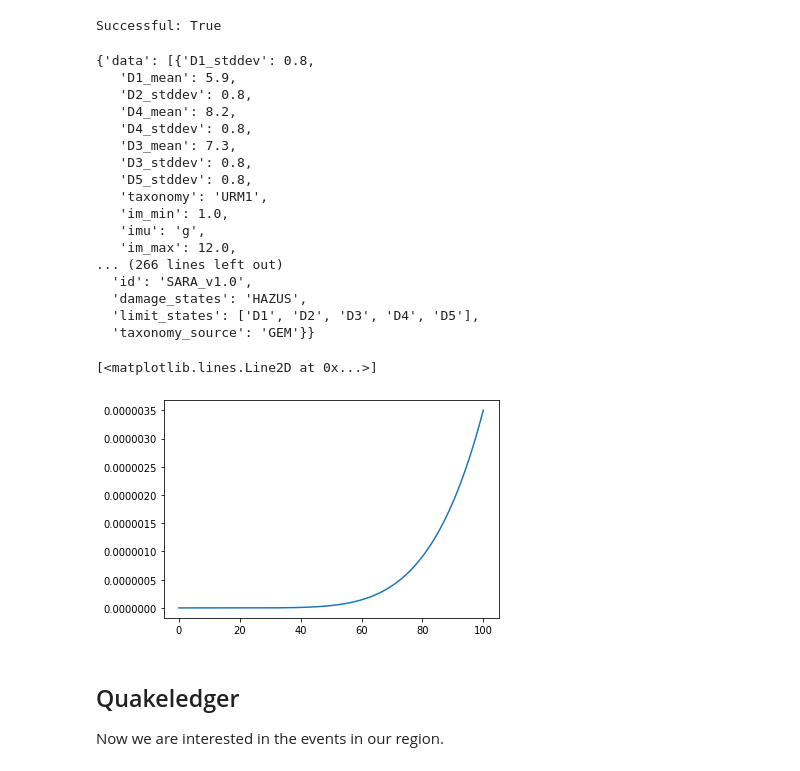
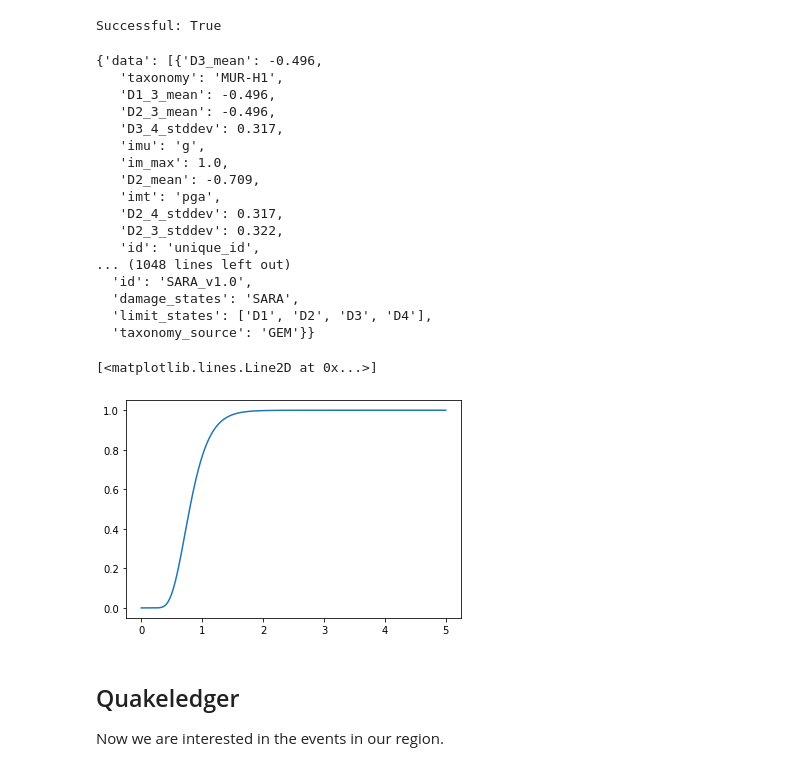
Before and after one commit to gfzriesgos/wps-pipeline-notebook, a Jupyter notebook: wps-pipeline-notebook.ipynb, the cells around one changed output. Drawn from its saved outputs; the diff is of its cells as text; code cells hidden in the pictures.

```diff
--- a/wps-pipeline-notebook.ipynb
+++ b/wps-pipeline-notebook.ipynb
@@ -142,6 +146,7 @@ execution_modelprop = server.execute(
         ('schema', 'SARA_v1.0'),
         ('assetcategory', 'buildings'),
         ('losscategory', 'structural'),
+        ('taxonomies', ''),
     ],
     output=[('selectedRows', True)]
 )
@@ -157,34 +162,34 @@ modelprop_output = requests.get(modelprop_output_reference).json()
 # %%
 modelprop_output
 # %% [output]
-{'data': [{'D1_stddev': 0.8,
-   'D1_mean': 5.9,
-   'D2_stddev': 0.8,
-   'D4_mean': 8.2,
-   'D4_stddev': 0.8,
-   'D3_mean': 7.3,
-   'D3_stddev': 0.8,
-   'D5_stddev': 0.8,
-   'taxonomy': 'URM1',
-   'im_min': 1.0,
+{'data': [{'D3_mean': -0.496,
+   'taxonomy': 'MUR-H1',
+   'D1_3_mean': -0.496,
+   'D2_3_mean': -0.496,
+   'D3_4_stddev': 0.317,
    'imu': 'g',
-   'im_max': 12.0,
-... (266 lines left out)
+   'im_max': 1.0,
+   'D2_mean': -0.709,
+   'imt': 'pga',
+   'D2_4_stddev': 0.317,
+   'D2_3_stddev': 0.322,
+   'id': 'unique_id',
+... (1048 lines left out)
   'id': 'SARA_v1.0',
-  'damage_states': 'HAZUS',
-  'limit_states': ['D1', 'D2', 'D3', 'D4', 'D5'],
+  'damage_states': 'SARA',
+  'limit_states': ['D1', 'D2', 'D3', 'D4'],
   'taxonomy_source': 'GEM'}}
 # %%
-urm1_functions = [x for x in modelprop_output['data'] if x['taxonomy'] == 'URM1'][0]
+urm1_functions = [x for x in modelprop_output['data'] if x['taxonomy'] == 'MUR-H1'][0]
 # %%
 cdf_urm1_d4 = lognorm(scale=np.exp(urm1_functions['D4_mean']), s=urm1_functions['D4_stddev']).cdf
 # %%
-xs = np.linspace(0, 100, 1000)
+xs = np.linspace(0, 5, 1000)
 ys = cdf_urm1_d4(xs)
 plt.plot(xs, ys)
 # %% [output]
 [<matplotlib.lines.Line2D at 0x...>]
-[figure, old version]
+[figure, new version]
 # %% [markdown]
 ## Quakeledger
 Now we are interested in the events in our region.
```
Also changed, not shown: parts of 18 cells of this notebook.
